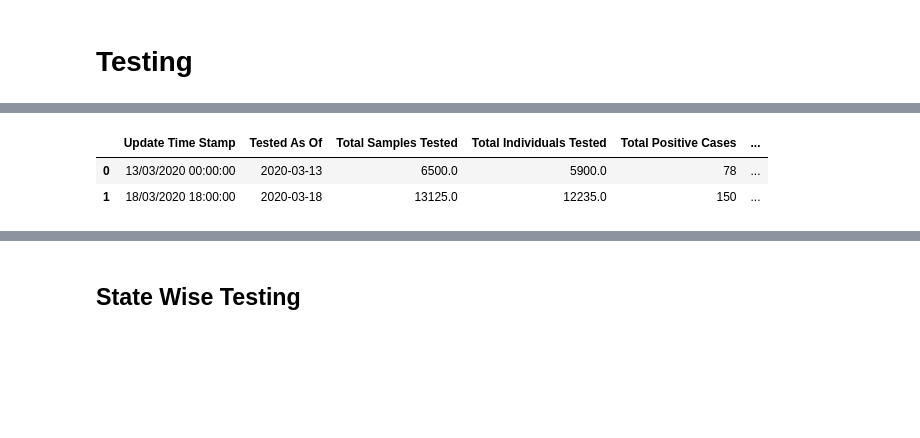
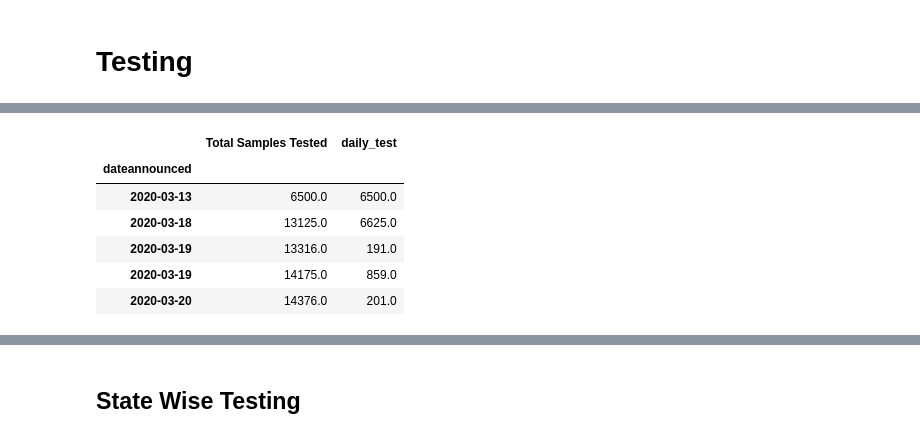
Before and after one commit to omkar1610/COVID-19, a Jupyter notebook: First/getting data.ipynb, the cells around one changed output, grey strips where cells are left out. Saved outputs shown, nothing was run; the diff lists cells and outputs as text; code cells hidden in the pictures; blank space fills up the shorter version.

```diff
--- a/First/getting data.ipynb
+++ b/First/getting data.ipynb
@@ -235,9 +287,22 @@ district_data
 # %%
-icmr_test = pd.read_csv('https://api.covid19india.org/csv/latest/tested_numbers_icmr_data.csv')
+icmr_test =pd.read_csv('https://api.covid19india.org/csv/latest/tested_numbers_icmr_data.csv')[['Tested As Of',
+                                                                                'Total Samples Tested']]
 icmr_test['Tested As Of'] = icmr_test['Tested As Of'].apply(str)
-icmr_test['Tested As Of'] = icmr_test['Tested As Of'].apply(lambda x : "-".join([x[6:], x[3:5], x[:2]]))
-icmr_test.head(2)
+icmr_test.replace("nan", float("NaN"), inplace=True)
+icmr_test = icmr_test.dropna(subset=['Tested As Of', 'Total Samples Tested'])
+icmr_test['Tested As Of'] = icmr_test['Tested As Of'].apply(lambda x : datetime.strptime(x, "%d/%m/%Y"))
+icmr_test = icmr_test.sort_values(by='Tested As Of')[['Tested As Of', 'Total Samples Tested']]
+icmr_test.index = icmr_test['Tested As Of']
+icmr_test.index.name = 'dateannounced'
+del icmr_test['Tested As Of']
+icmr_test['daily_test'] = icmr_test['Total Samples Tested'].diff().fillna(
+                                            icmr_test['Total Samples Tested'])
+icmr_test.head()
 # %% [output]
-|  | Update Time Stamp | Tested As Of | Total Samples Tested | Total Individuals Tested | Total Positive Cases | ... |
-| 0 | 13/03/2020 00:00:00 | 2020-03-13 | 6500.0 | 5900.0 | 78 | ... |
-| 1 | 18/03/2020 18:00:00 | 2020-03-18 | 13125.0 | 12235.0 | 150 | ... |
+|  | Total Samples Tested | daily_test |
+| dateannounced |  |  |
+| 2020-03-13 | 6500.0 | 6500.0 |
+| 2020-03-18 | 13125.0 | 6625.0 |
+| 2020-03-19 | 13316.0 | 191.0 |
+| 2020-03-19 | 14175.0 | 859.0 |
+| 2020-03-20 | 14376.0 | 201.0 |
```
Also changed, not shown: parts of 38 cells of this notebook, 12 other files.
